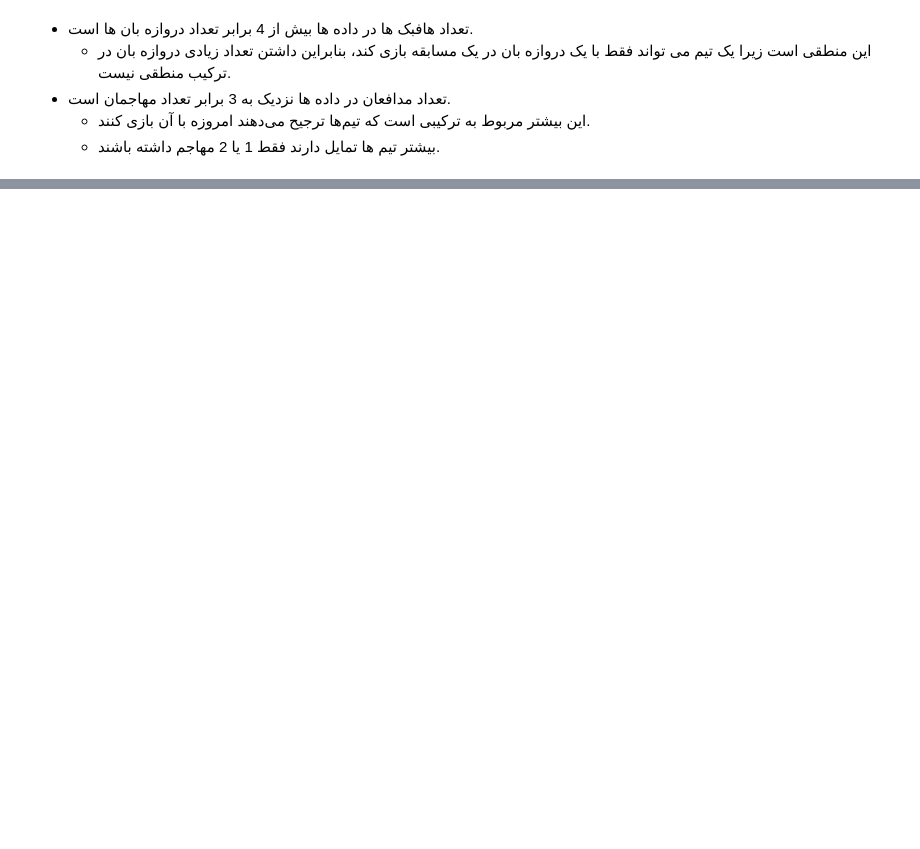
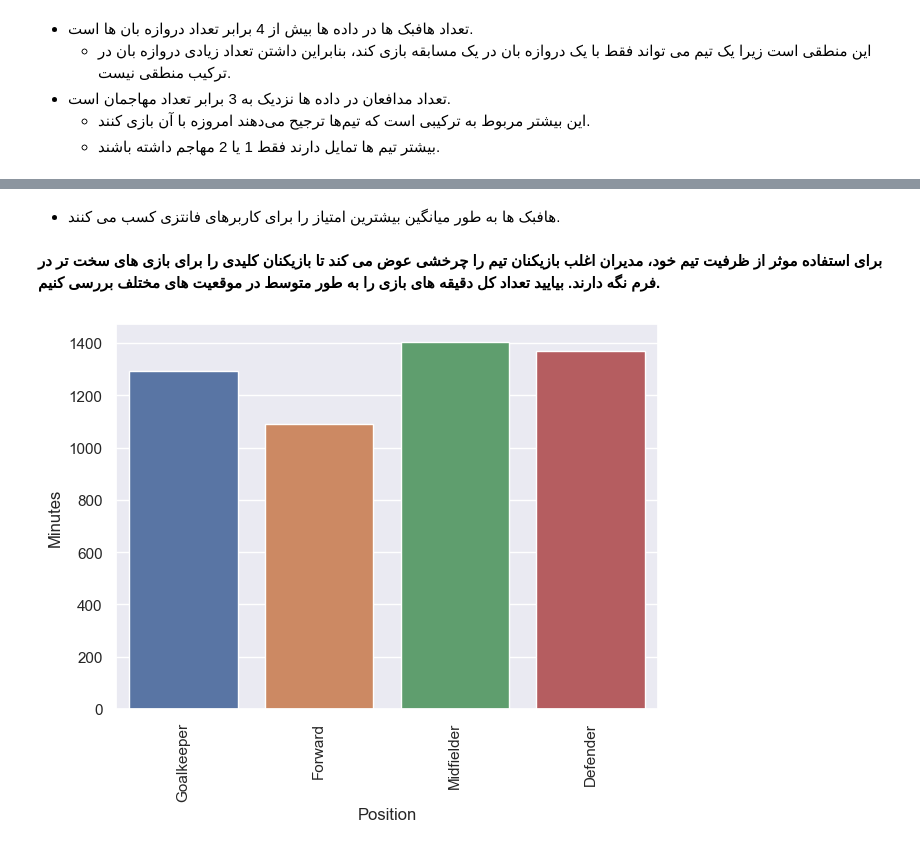
Before and after one commit to RmanAkbarzadeh/Fantasy-sport, a Jupyter notebook: fantasy_football.ipynb, the cells around one changed output, grey strips where cells are left out. Cells and saved outputs as stored; diff of their text form; code cells hidden in the pictures; blank space fills up the shorter version.

```diff
--- a/fantasy_football.ipynb
+++ b/fantasy_football.ipynb
@@ -393,0 +439,11 @@ labeled_barplot(df, 'Position')
+# %% [markdown]
+- هافبک ها به طور میانگین بیشترین امتیاز را برای کاربرهای فانتزی کسب می کنند.
+# %% [markdown]
+**برای استفاده موثر از ظرفیت تیم خود، مدیران اغلب بازیکنان تیم را چرخشی عوض می کند تا بازیکنان کلیدی را برای بازی های سخت تر در فرم نگه دارند. بیایید تعداد کل دقیقه های بازی را به طور متوسط در موقعیت های مختلف بررسی کنیم.**
+# %%
+plt.figure(figsize = (7, 5))
+sns.barplot(data = df, x = 'Position', y = 'Minutes', ci = False)
+plt.xticks(rotation = 90)
+plt.show()
+# %% [output]
+[figure, added]
```
Also changed, not shown: parts of 57 cells of this notebook.
